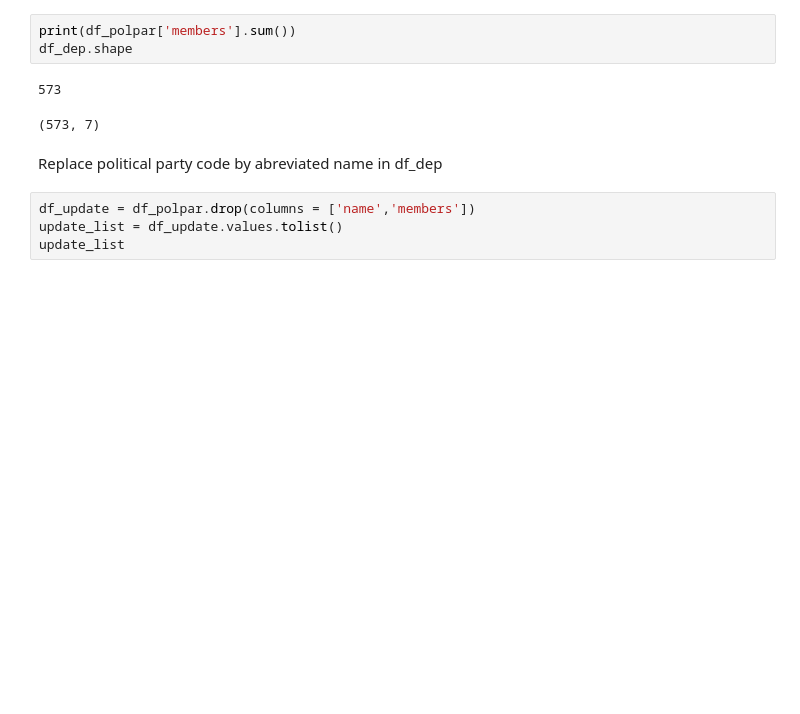
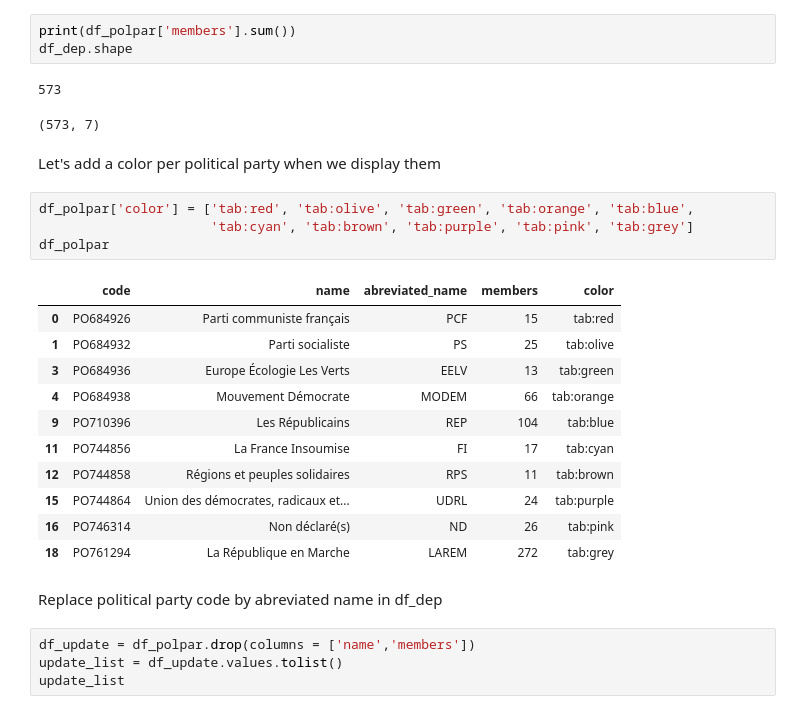
Before and after one commit to max-lutz/national-assembly, a Jupyter notebook: Data exploratory phase.ipynb, the cells around one changed output. Drawn from its saved outputs; the diff is of its cells as text; blank space fills up the shorter version.

Commit message:
improved the consistency of colors in charts

```diff
--- a/Data exploratory phase.ipynb
+++ b/Data exploratory phase.ipynb
@@ -302,6 +302,24 @@ df_dep.shape
 # %% [output]
 573
 (573, 7)
+# %% [markdown]
+Let's add a color per political party when we display them
+# %%
+df_polpar['color'] = ['tab:red', 'tab:olive', 'tab:green', 'tab:orange', 'tab:blue',
+                      'tab:cyan', 'tab:brown', 'tab:purple', 'tab:pink', 'tab:grey']
+df_polpar
+# %% [output]
+|  | code | name | abreviated_name | members | color |
+| 0 | PO684926 | Parti communiste français | PCF | 15 | tab:red |
+| 1 | PO684932 | Parti socialiste | PS | 25 | tab:olive |
+| 3 | PO684936 | Europe Écologie Les Verts | EELV | 13 | tab:green |
+| 4 | PO684938 | Mouvement Démocrate | MODEM | 66 | tab:orange |
+| 9 | PO710396 | Les Républicains | REP | 104 | tab:blue |
+| 11 | PO744856 | La France Insoumise | FI | 17 | tab:cyan |
+| 12 | PO744858 | Régions et peuples solidaires | RPS | 11 | tab:brown |
+| 15 | PO744864 | Union des démocrates, radicaux et... | UDRL | 24 | tab:purple |
+| 16 | PO746314 | Non déclaré(s) | ND | 26 | tab:pink |
+| 18 | PO761294 | La République en Marche | LAREM | 272 | tab:grey |
 # %% [markdown]
 Replace political party code by abreviated name in df_dep
 # %%
```
Also changed, not shown: parts of 9 cells of this notebook, 2 other files.
